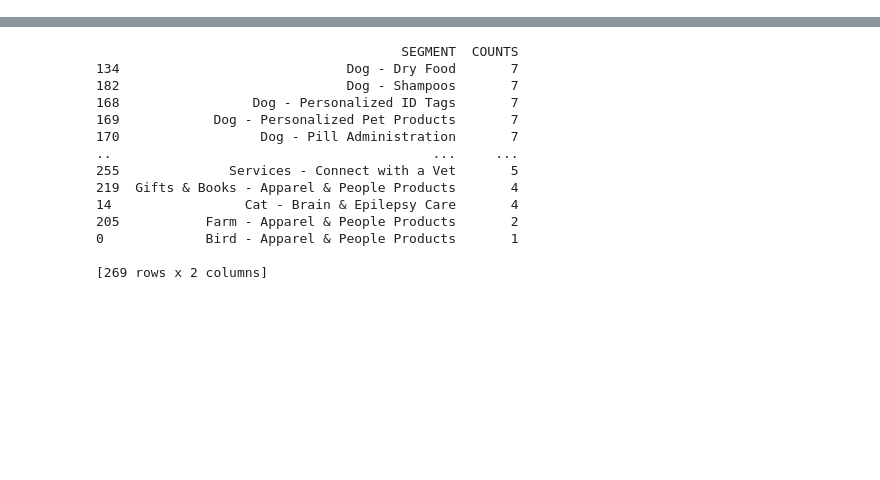
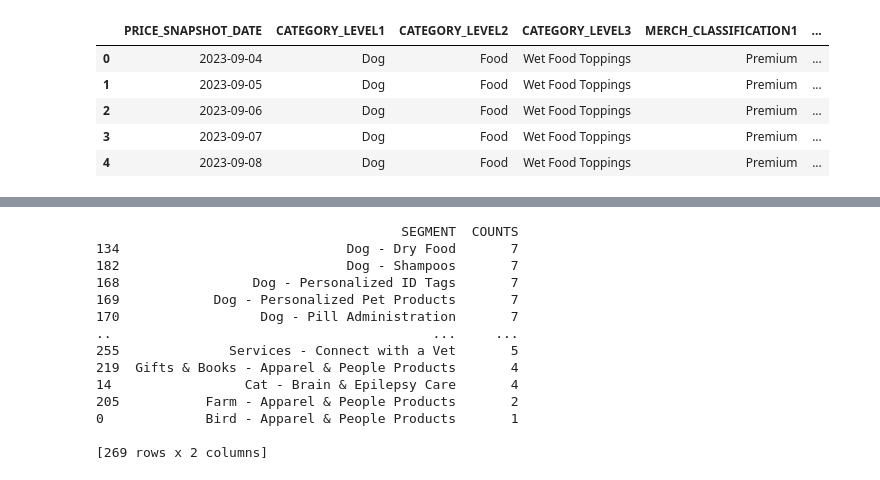
Before and after one commit to yli3-chwy/PulseGuard-Sales, a Jupyter notebook: notebooks/oneweek_Premium_eda.ipynb, the cells around one changed output, grey strips where cells are left out. Saved outputs shown, nothing was run; the diff lists cells and outputs as text; code cells hidden in the pictures; blank space fills up the shorter version.

Commit message:
Updated data.

```diff
--- a/notebooks/oneweek_all_sku_eda.ipynb
+++ b/notebooks/oneweek_Premium_eda.ipynb
@@ -28,3 +28,12 @@ file_path = get_absolute_path(
 )
 
 one_week_data = pd.read_csv(file_path)
+# %%
+one_week_data.head()
+# %% [output]
+|  | PRICE_SNAPSHOT_DATE | CATEGORY_LEVEL1 | CATEGORY_LEVEL2 | CATEGORY_LEVEL3 | MERCH_CLASSIFICATION1 | ... |
+| 0 | 2023-09-04 | Dog | Food | Wet Food Toppings | Premium | ... |
+| 1 | 2023-09-05 | Dog | Food | Wet Food Toppings | Premium | ... |
+| 2 | 2023-09-06 | Dog | Food | Wet Food Toppings | Premium | ... |
+| 3 | 2023-09-07 | Dog | Food | Wet Food Toppings | Premium | ... |
+| 4 | 2023-09-08 | Dog | Food | Wet Food Toppings | Premium | ... |
```
Also changed, not shown: parts of 5 cells of this notebook, 2 other files.
